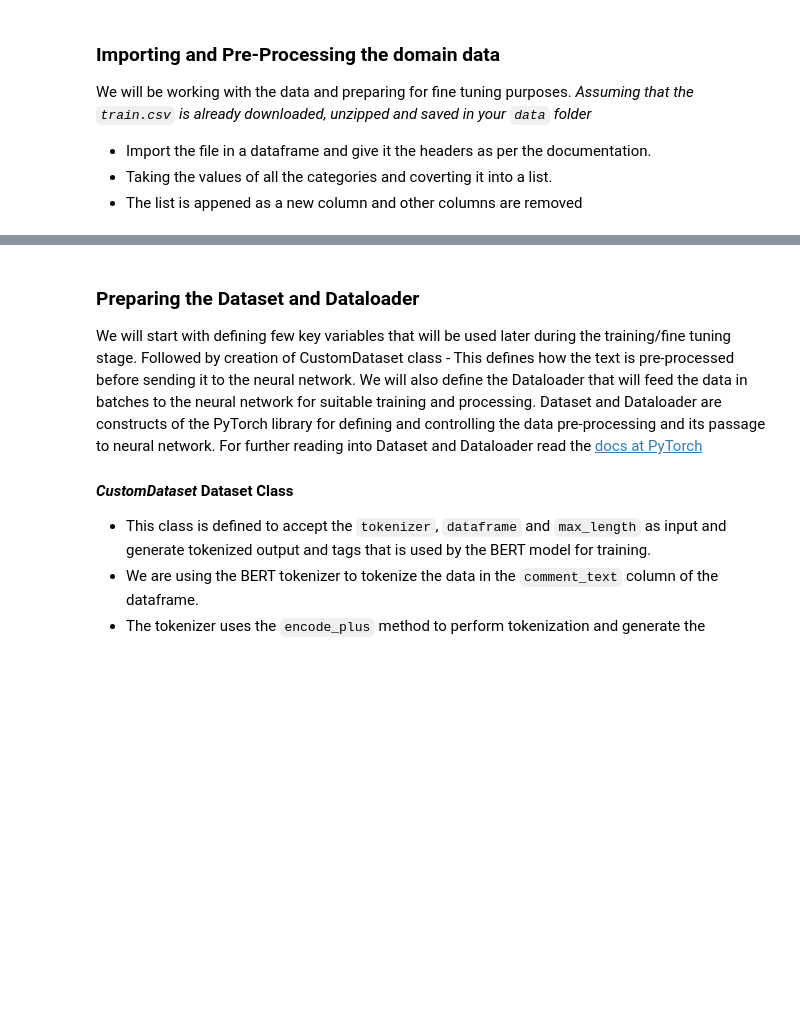
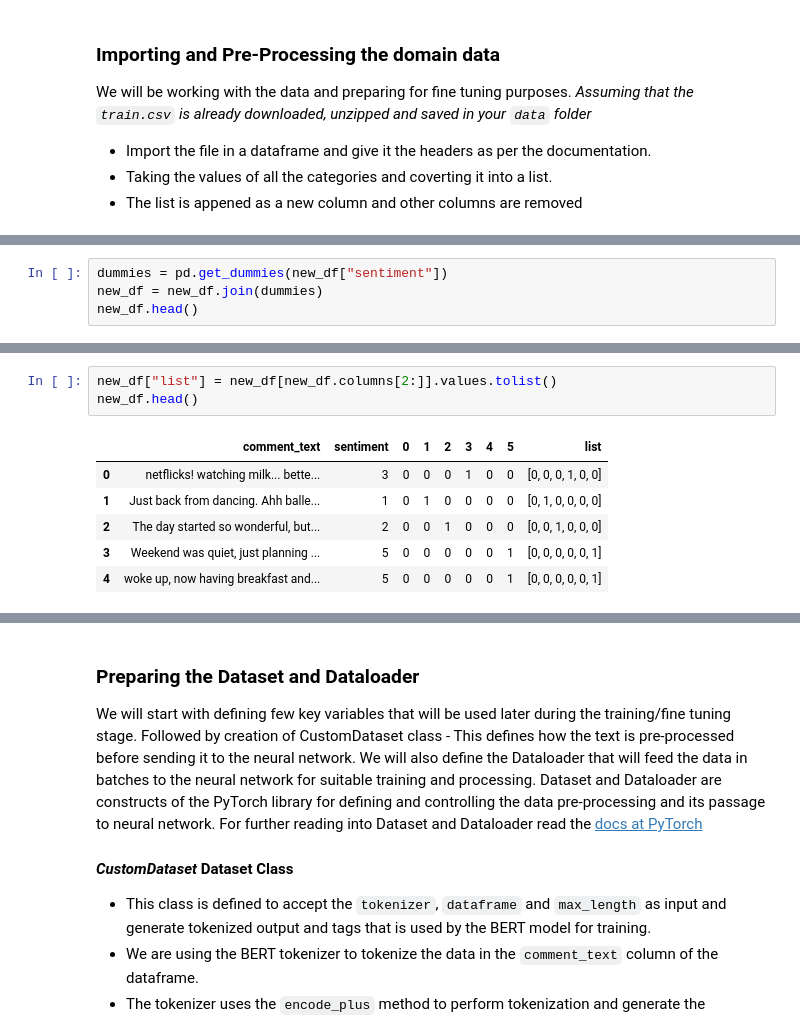
Before and after one commit to paluigi/AI-IoT-Bootcamp, a Jupyter notebook: transformers_multi_label_classification.ipynb, the cells around one changed output, grey strips where cells are left out. Drawn from its saved outputs; the diff is of its cells as text; blank space fills up the shorter version.

```diff
--- a/transformers_multi_label_classification.ipynb
+++ b/transformers_multi_label_classification.ipynb
@@ -141,0 +149,4 @@ new_df.head()
+# %%
+dummies = pd.get_dummies(new_df["sentiment"])
+new_df = new_df.join(dummies)
+new_df.head()
@@ -141,0 +160,10 @@ new_df.head()
+# %%
+new_df["list"] = new_df[new_df.columns[2:]].values.tolist()
+new_df.head()
+# %% [output]
+|  | comment_text | sentiment | 0 | 1 | 2 | 3 | 4 | 5 | list |
+| 0 | netflicks! watching milk... bette... | 3 | 0 | 0 | 0 | 1 | 0 | 0 | [0, 0, 0, 1, 0, 0] |
+| 1 | Just back from dancing. Ahh balle... | 1 | 0 | 1 | 0 | 0 | 0 | 0 | [0, 1, 0, 0, 0, 0] |
+| 2 | The day started so wonderful, but... | 2 | 0 | 0 | 1 | 0 | 0 | 0 | [0, 0, 1, 0, 0, 0] |
+| 3 | Weekend was quiet, just planning ... | 5 | 0 | 0 | 0 | 0 | 0 | 1 | [0, 0, 0, 0, 0, 1] |
+| 4 | woke up, now having breakfast and... | 5 | 0 | 0 | 0 | 0 | 0 | 1 | [0, 0, 0, 0, 0, 1] |
```
Also changed, not shown: parts of 9 cells of this notebook.
